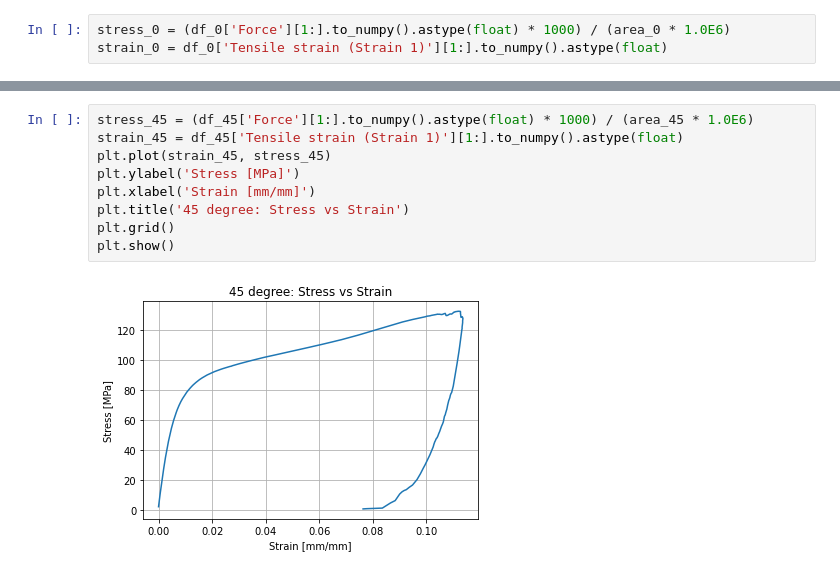
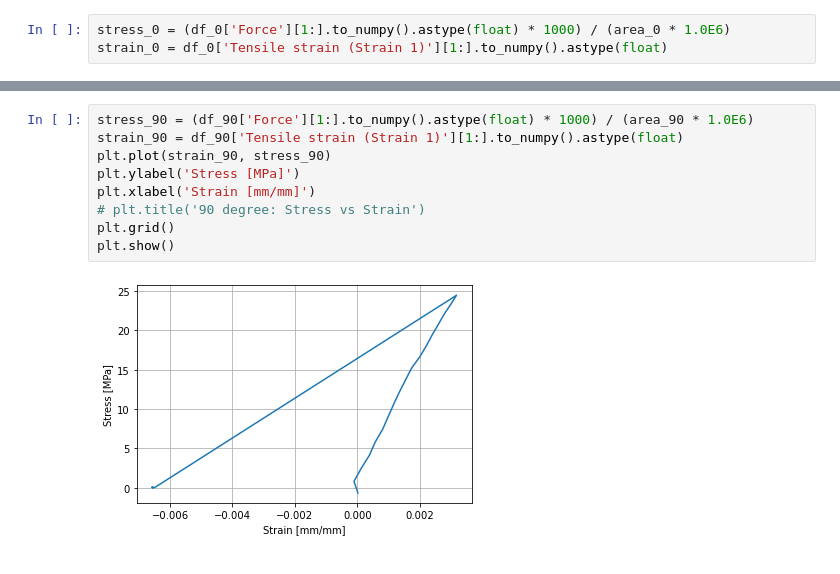
Before and after one commit to shyamthyagarajan/ae461, a Jupyter notebook: Lab 1_6/Lab 1_6.ipynb, the cells around one changed output, grey strips where cells are left out. Drawn from its saved outputs; the diff is of its cells as text.

```diff
--- a/Lab 1_6/Lab 1_6.ipynb
+++ b/Lab 1_6/Lab 1_6.ipynb
@@ -29,11 +59,11 @@ plt.show()
 # %%
-stress_45 = (df_45['Force'][1:].to_numpy().astype(float) * 1000) / (area_45 * 1.0E6)
-strain_45 = df_45['Tensile strain (Strain 1)'][1:].to_numpy().astype(float)
-plt.plot(strain_45, stress_45)
+stress_90 = (df_90['Force'][1:].to_numpy().astype(float) * 1000) / (area_90 * 1.0E6)
+strain_90 = df_90['Tensile strain (Strain 1)'][1:].to_numpy().astype(float)
+plt.plot(strain_90, stress_90)
 plt.ylabel('Stress [MPa]')
 plt.xlabel('Strain [mm/mm]')
-plt.title('45 degree: Stress vs Strain')
+# plt.title('90 degree: Stress vs Strain')
 plt.grid()
 plt.show()
 # %% [output]
-[figure, old version]
+[figure, new version]
```
Also changed, not shown: parts of 9 cells of this notebook.
